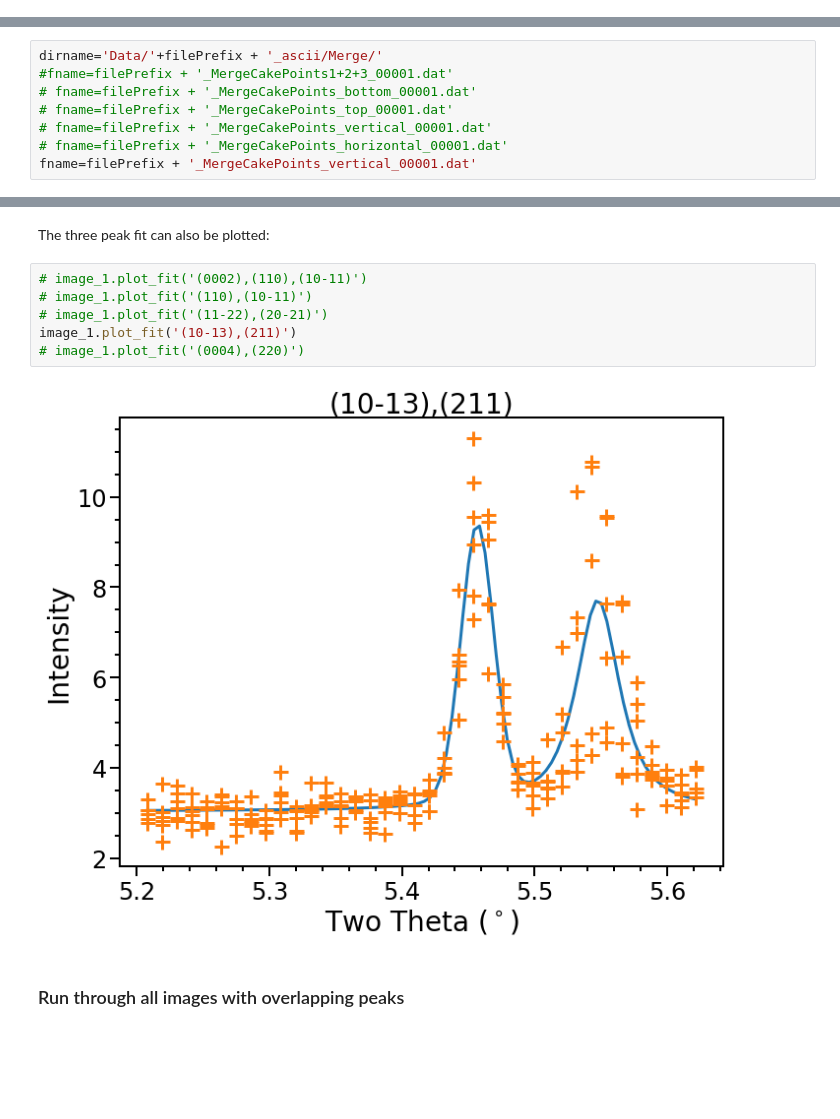
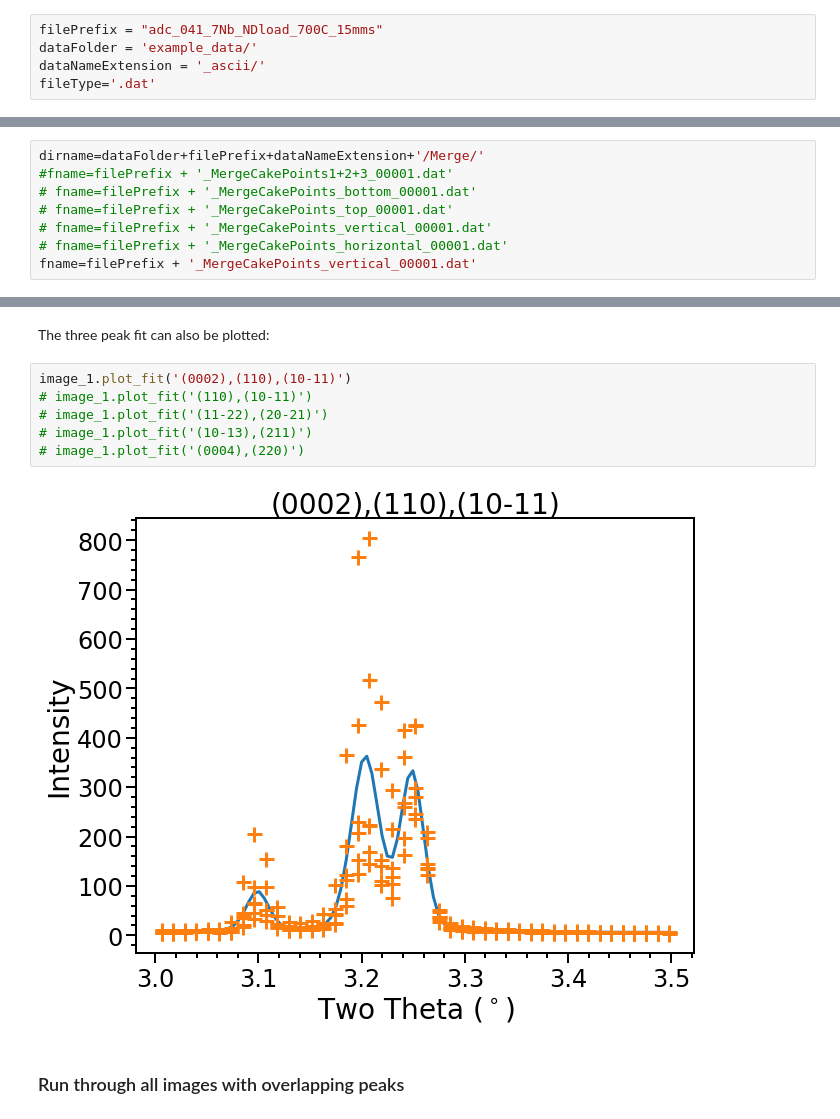
Before and after one commit to LightForm-group/xrdfit, a Jupyter notebook: example_analysis_workflow.ipynb, the cells around one changed output, grey strips where cells are left out. Drawn from its saved outputs; the diff is of its cells as text; blank space fills up the shorter version.

Commit message:
Changed path and added merged example data

```diff
--- a/example_analysis_workflow.ipynb
+++ b/example_analysis_workflow.ipynb
@@ -77,3 +70,8 @@ filePrefix = "example_data/adc_041_7Nb_NDload_700C_15mms"
+# %%
+filePrefix = "adc_041_7Nb_NDload_700C_15mms"
+dataFolder = 'example_data/'
+dataNameExtension = '_ascii/'
+fileType='.dat'
 # %% [markdown]
 ## Create merged cake files for increasing intensity or greater no. of points
 # %% [markdown]
@@ -257,7 +274,7 @@ fname=filePrefix + '_00001.dat'
 # %% [markdown]
 Define different directory and filename if analysing merged data:
 # %%
-dirname='Data/'+filePrefix + '_ascii/Merge/'
+dirname=dataFolder+filePrefix+dataNameExtension+'/Merge/'
 #fname=filePrefix + '_MergeCakePoints1+2+3_00001.dat'
 # fname=filePrefix + '_MergeCakePoints_bottom_00001.dat'
 # fname=filePrefix + '_MergeCakePoints_top_00001.dat'
@@ -421,13 +450,13 @@ KeyError: '(0002),(110),(10-11)'
 # %% [markdown]
 The three peak fit can also be plotted:
 # %%
-# image_1.plot_fit('(0002),(110),(10-11)')
+image_1.plot_fit('(0002),(110),(10-11)')
 # image_1.plot_fit('(110),(10-11)')
 # image_1.plot_fit('(11-22),(20-21)')
-image_1.plot_fit('(10-13),(211)')
+# image_1.plot_fit('(10-13),(211)')
 # image_1.plot_fit('(0004),(220)')
 # %% [output]
-[figure, old version]
+[figure, new version]
 # %% [markdown]
 ### Run through all images with overlapping peaks
 # %% [markdown]
```
Also changed, not shown: parts of 19 cells of this notebook, 13 other files.
